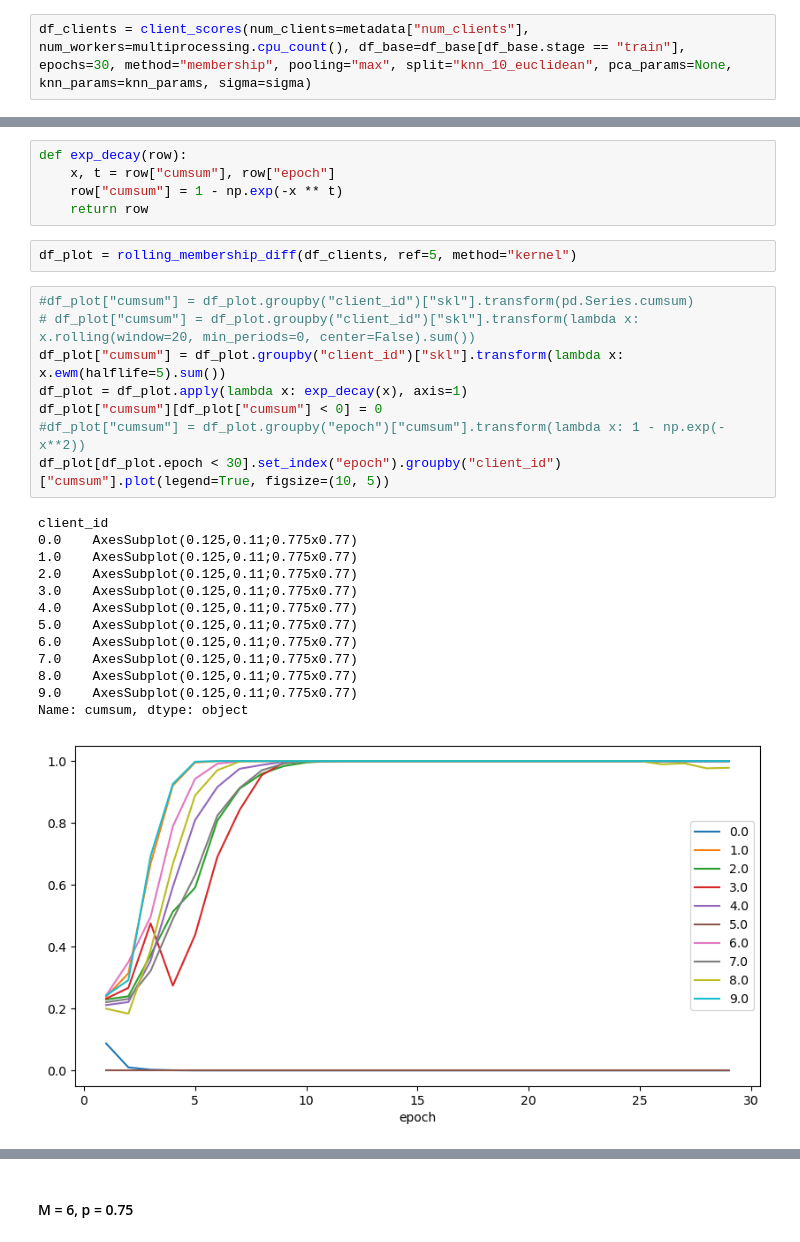
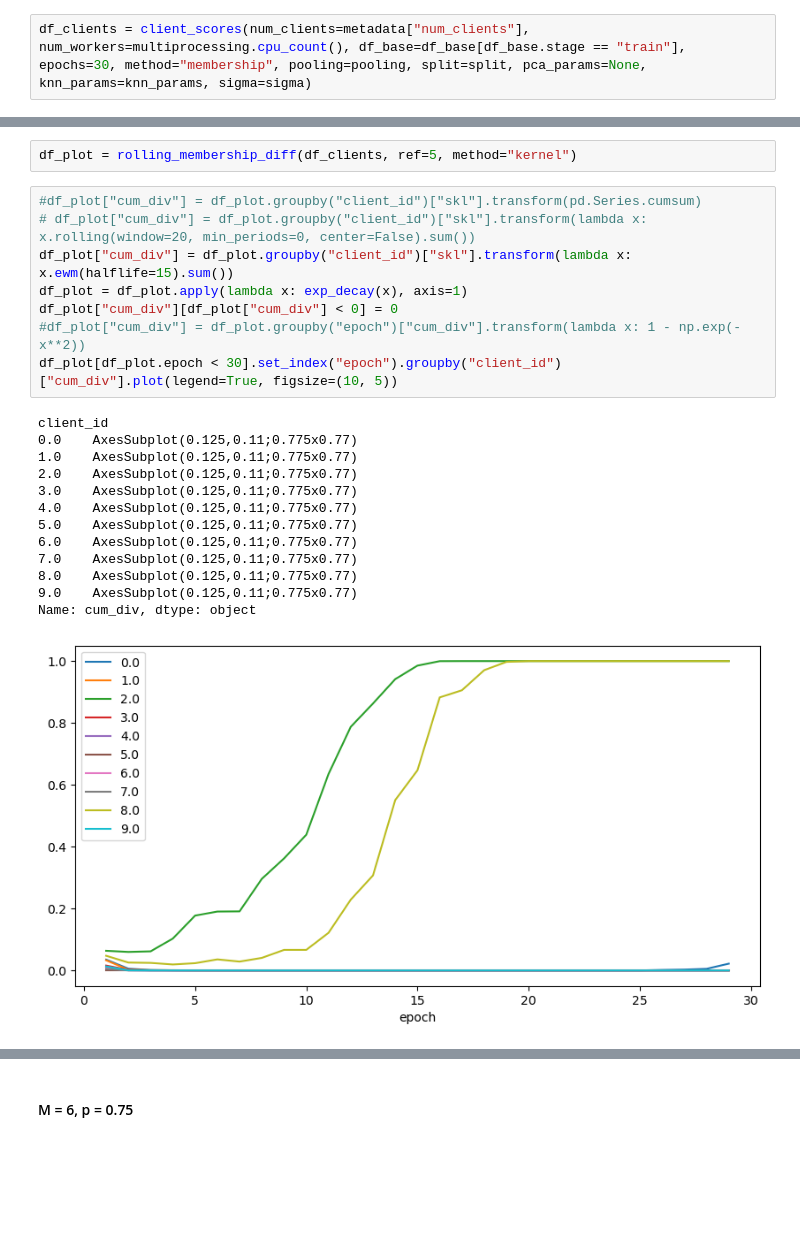
Before and after one commit to a-ayad/Split_ECG_Classification, a Jupyter notebook: density_diff.ipynb, the cells around one changed output, grey strips where cells are left out. Cells and saved outputs as stored; diff of their text form; blank space fills up the shorter version.

```diff
--- a/density_diff.ipynb
+++ b/density_diff.ipynb
@@ -303,7 +223,7 @@ df_plot.groupby("client_id").sum()["sre"].plot(legend=True, figsize=(10, 5))
 # %% [markdown]
 ## k-NN based approach (no density estimation)
 # %%
-df_clients = client_scores(num_clients=metadata["num_clients"], num_workers=multiprocessing.cpu_count(), df_base=df_base[df_base.stage == "train"], epochs=30, method="membership", pooling="max", split="knn_10_euclidean", pca_params=None, knn_params=knn_params, sigma=sigma)
+df_clients = client_scores(num_clients=metadata["num_clients"], num_workers=multiprocessing.cpu_count(), df_base=df_base[df_base.stage == "train"], epochs=30, method="membership", pooling=pooling, split=split, pca_params=None, knn_params=knn_params, sigma=sigma)
 # %%
 df_plot = rolling_membership_diff(df_clients[df_clients.client_id.isin([0, 3, 5, 7])], ref=7)
 # %%
@@ -320,32 +240,27 @@ client_id
 7.0    AxesSubplot(0.125,0.11;0.775x0.77)
 Name: cumsum, dtype: object
 [figure]
-# %%
-def exp_decay(row):
-    x, t = row["cumsum"], row["epoch"]
-    row["cumsum"] = 1 - np.exp(-x ** t)
-    return row
 # %%
 df_plot = rolling_membership_diff(df_clients, ref=5, method="kernel")
 # %%
-#df_plot["cumsum"] = df_plot.groupby("client_id")["skl"].transform(pd.Series.cumsum)
-# df_plot["cumsum"] = df_plot.groupby("client_id")["skl"].transform(lambda x: x.rolling(window=20, min_periods=0, center=False).sum())
-df_plot["cumsum"] = df_plot.groupby("client_id")["skl"].transform(lambda x: x.ewm(halflife=5).sum())
+#df_plot["cum_div"] = df_plot.groupby("client_id")["skl"].transform(pd.Series.cumsum)
+# df_plot["cum_div"] = df_plot.groupby("client_id")["skl"].transform(lambda x: x.rolling(window=20, min_periods=0, center=False).sum())
+df_plot["cum_div"] = df_plot.groupby("client_id")["skl"].transform(lambda x: x.ewm(halflife=15).sum())
 df_plot = df_plot.apply(lambda x: exp_decay(x), axis=1)
-df_plot["cumsum"][df_plot["cumsum"] < 0] = 0
-#df_plot["cumsum"] = df_plot.groupby("epoch")["cumsum"].transform(lambda x: 1 - np.exp(-x**2))
-df_plot[df_plot.epoch < 30].set_index("epoch").groupby("client_id")["cumsum"].plot(legend=True, figsize=(10, 5))
+df_plot["cum_div"][df_plot["cum_div"] < 0] = 0
+#df_plot["cum_div"] = df_plot.groupby("epoch")["cum_div"].transform(lambda x: 1 - np.exp(-x**2))
+df_plot[df_plot.epoch < 30].set_index("epoch").groupby("client_id")["cum_div"].plot(legend=True, figsize=(10, 5))
 # %% [output]
 client_id
 0.0    AxesSubplot(0.125,0.11;0.775x0.77)
 1.0    AxesSubplot(0.125,0.11;0.775x0.77)
 2.0    AxesSubplot(0.125,0.11;0.775x0.77)
 3.0    AxesSubplot(0.125,0.11;0.775x0.77)
 4.0    AxesSubplot(0.125,0.11;0.775x0.77)
 5.0    AxesSubplot(0.125,0.11;0.775x0.77)
 6.0    AxesSubplot(0.125,0.11;0.775x0.77)
 7.0    AxesSubplot(0.125,0.11;0.775x0.77)
 8.0    AxesSubplot(0.125,0.11;0.775x0.77)
 9.0    AxesSubplot(0.125,0.11;0.775x0.77)
-Name: cumsum, dtype: object
+Name: cum_div, dtype: object
-[figure, old version]
+[figure, new version]
```
Also changed, not shown: parts of 19 cells of this notebook, 9 other files.
